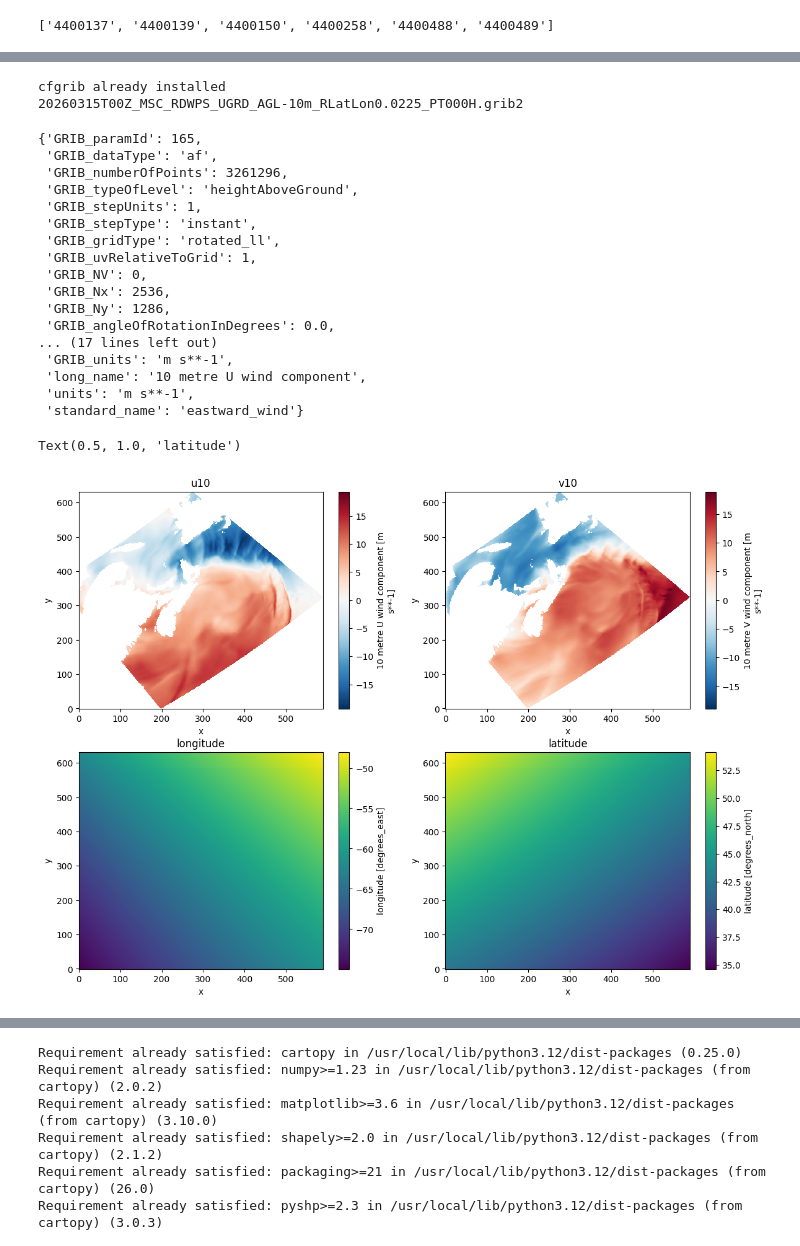
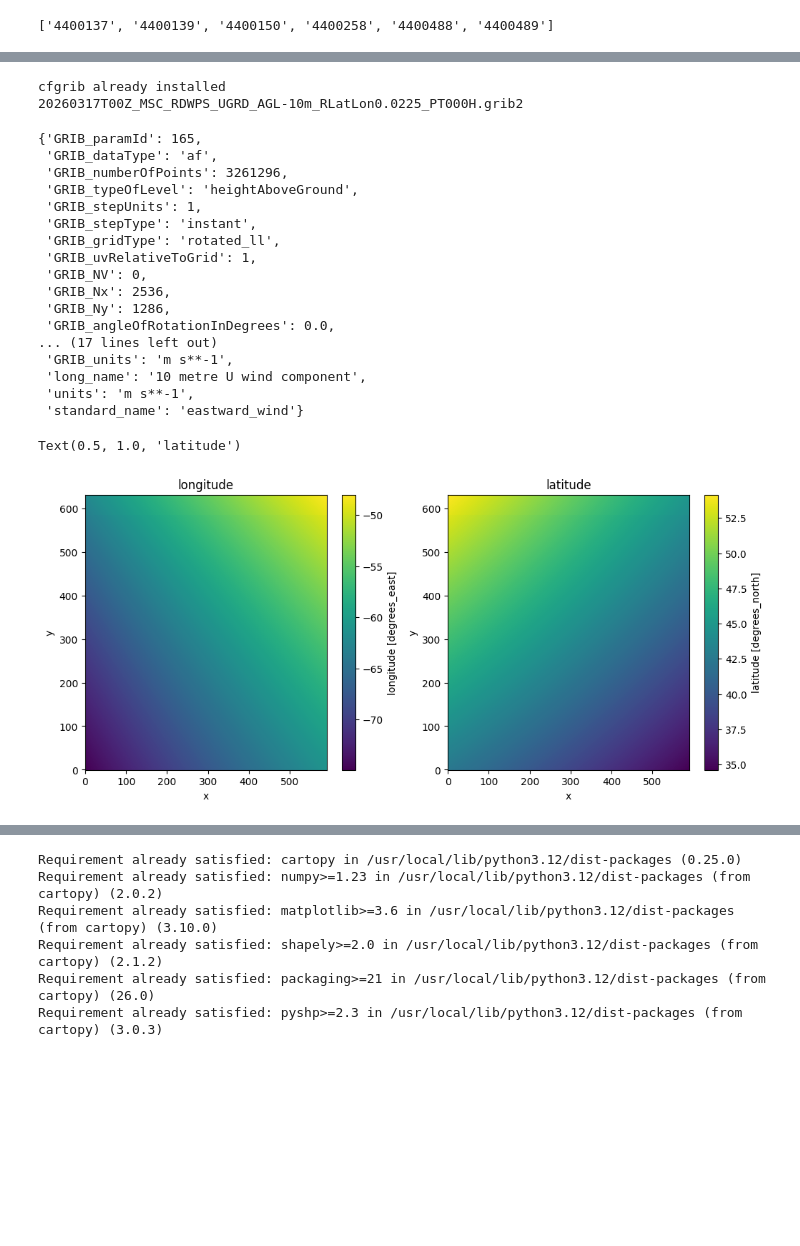
Before and after one commit to jclary-31/Wave_forecast_postprocessing, a Jupyter notebook: Wave.ipynb, the cells around one changed output, grey strips where cells are left out. Drawn from its saved outputs; the diff is of its cells as text; code cells hidden in the pictures; blank space fills up the shorter version.

```diff
--- a/Wave.ipynb
+++ b/Wave.ipynb
@@ -136,8 +136,8 @@ buoy_ids
 from bs4 import BeautifulSoup
 import xml.etree.ElementTree as ET
 
-buoy_ids=stations['# WMO'].tolist()
-buoy_ids
+#buoy_ids=stations['# WMO'].tolist()
+#buoy_ids
 i=-1
 
 moored_dir='https://dd.weather.gc.ca/'+day+'/WXO-DD/observations/swob-ml/marine/moored-buoys/'
@@ -239,7 +239,7 @@ def get_buoy(buyo_dir):
 
   #create datetime after numeric conversion, if before, date_tm will be a strange number
   #print(Q['date_tm'][0])
-  Q['date_tm']=pd.to_datetime(Q['date_tm'],format='ISO8601').dt.tz_localize(None)# localize (None) to remove UTC reference
+  Q['date_tm']=pd.to_datetime(Q['date_tm'],format='ISO8601')#.dt.tz_localize(None)# localize (None) to remove UTC reference
 
   #finally rename columns
   # SW= significant wave
@@ -777,8 +736,11 @@ for file in grib2_files:
     break
 
 print(test_file)
+
+####load one file with U speed
 ds_u=load_grib(test_file)
 
+###load one file with V spead
 test_file=test_file.replace('UGRD','VGRD')
 ds_v=load_grib(test_file)
 
@@ -786,7 +748,7 @@ ds_v=load_grib(test_file)
 ds_u.u10.attrs
 # %% [output]
 cfgrib already installed
-20260315T00Z_MSC_RDWPS_UGRD_AGL-10m_RLatLon0.0225_PT000H.grib2
+20260317T00Z_MSC_RDWPS_UGRD_AGL-10m_RLatLon0.0225_PT000H.grib2
 {'GRIB_paramId': 165,
  'GRIB_dataType': 'af',
  'GRIB_numberOfPoints': 3261296,
@@ -807,44 +769,42 @@ cfgrib already installed
 # %%
 #import matplotlib.pyplot as plt
 del ds
 ds=xr.merge([ds_u.squeeze('time'),ds_v.squeeze('time')],join='inner',compat='no_conflicts' )
 ds['Wind_amp']=np.sqrt(ds['u10']**2+ds['v10']**2)
 
 # I just want a small area to check  u,v
 bbox={
     'min_lat':40,
     'max_lat':50,
     'min_lon':-70,
     'max_lon':-55,
 }
 
 
 ds = ds.where(
       (ds.latitude >= bbox['min_lat']) &
       (ds.latitude <= bbox['max_lat']) &
       (ds.longitude >= bbox['min_lon']) &
       (ds.longitude <= bbox['max_lon']),
       ).dropna('x', how='all')\
       .dropna('y', how='all') #drop x y where all lign/row is nan
 
 
-#ds['Wind_amp'].plot()
-fig,ax=plt.subplots(2,2,figsize=(14,10))
-ds['u10'].plot(ax=ax[0,0],)
-ds['v10'].plot(ax=ax[0,1])
-ds['longitude'].plot(ax=ax[1,0])
-ds['latitude'].plot(ax=ax[1,1])
-ax[0,0].set_title('u10')
-ax[0,1].set_title('v10')
-ax[1,0].set_title('longitude')
-ax[1,1].set_title('latitude')
+fig,ax=plt.subplots(1,2,figsize=(12,5))
+
+ds['longitude'].plot(ax=ax[0])
+ds['latitude'].plot(ax=ax[1])
+#ax[0,0].set_title('u10')
+#ax[0,1].set_title('v10')
+ax[0].set_title('longitude')
+ax[1].set_title('latitude')
 #
 # ds.plot.quiver(x='longitude',y='latitude',u='u10',v='v10',
 #                aspect='equal',size=10,
 #                )
 # %% [output]
 Text(0.5, 1.0, 'latitude')
-[figure, old version]
+[figure, new version]
 # %%
 
 #########FROM ABOVE figure, axis are clearly rotated. No rotation would mean longitude is aligned with x, and latitude would be aligned with y
```
Also changed, not shown: parts of 43 cells of this notebook.
